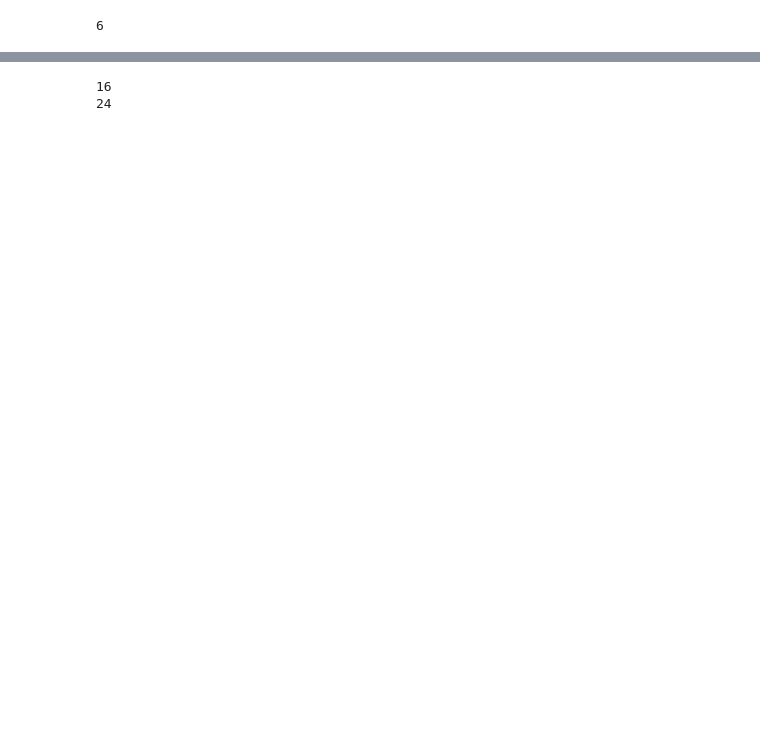
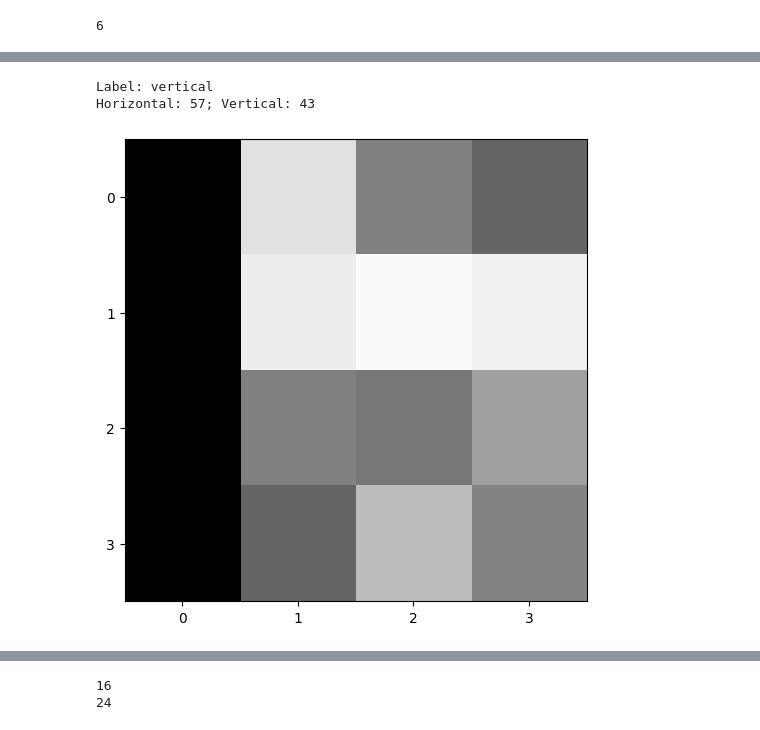
Before and after one commit to quantotto/qida, a Jupyter notebook: encode_and_classify.ipynb, the cells around one changed output, grey strips where cells are left out. Cells and saved outputs as stored; diff of their text form; code cells hidden in the pictures; blank space fills up the shorter version.

```diff
--- a/encode_and_classify.ipynb
+++ b/encode_and_classify.ipynb
@@ -133,0 +161,28 @@ def reshape_and_rescale(img):
+# %%
+def generate_dataset_vh(num: int):
+    images = []
+    labels = []
+    for i in range(num):
+        lbl = np.random.randint(0, 2)
+        images.append(create_random_image((80, 255)))
+        if 0 == lbl: # horizontal
+            labels.append(-1)
+            length = np.random.randint(img_shape[1] - 1, img_shape[1] + 1)
+            line = np.array([[0]] * length)
+            row = np.random.randint(0, img_shape[0])
+            if length == img_shape[1]:
+                images[-1][row, :] = line
+            else:
+                start = np.random.randint(0, img_shape[1] - length + 1)
+                images[-1][row, start:start+length] = line
+        else: # vertical
+            labels.append(1)
+            length = np.random.randint(img_shape[0] - 1, img_shape[0] + 1)
+            line = np.array([[0]] * length)
+            col = np.random.randint(0, img_shape[1])
+            if length == img_shape[0]:
+                images[-1][:, col] = line
+            else:
+                start = np.random.randint(0, img_shape[0] - length + 1)
+                images[-1][start:start+length, col] = line
+    return images, labels
@@ -154,0 +234,16 @@ print(classifier_qc.depth())
+# %%
+images, labels = generate_dataset_vh(100)
+train_images, test_images, train_labels, test_labels = train_test_split(
+    list(map(reshape_and_rescale, images)), labels, test_size=0.2
+)
+image = images[15]
+print(f"Label: {['horizontal', 'vertical'][(labels[15] + 1) // 2]}")
+print(f"Horizontal: {labels.count(-1)}; Vertical: {labels.count(1)}")
+plt.imshow(image, cmap="gray", vmin=0, vmax=255)
+plt.xticks(np.arange(n), np.arange(n))
+plt.yticks(np.arange(n), np.arange(n))
+plt.show()
+# %% [output]
+Label: vertical
+Horizontal: 57; Vertical: 43
+[figure, added]
```
Also changed, not shown: parts of 20 cells of this notebook.
